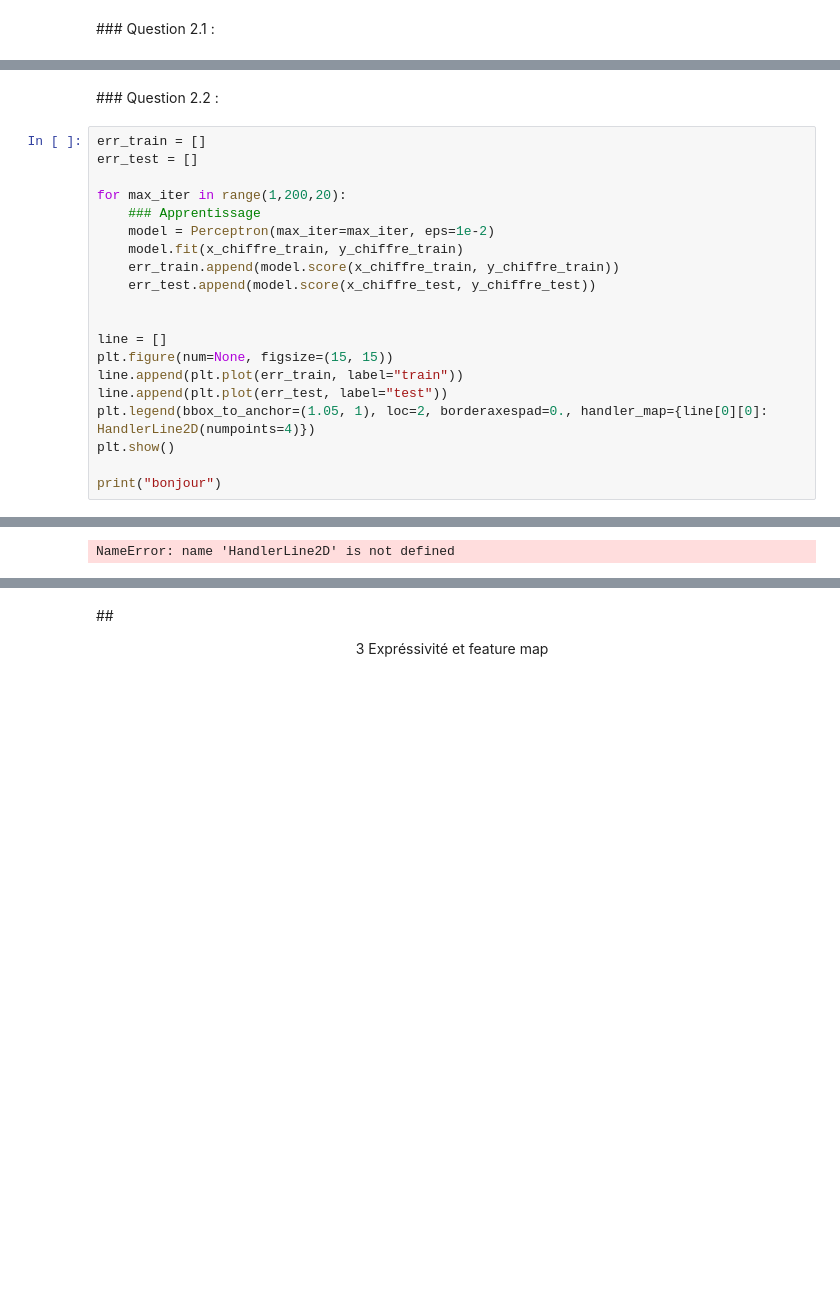
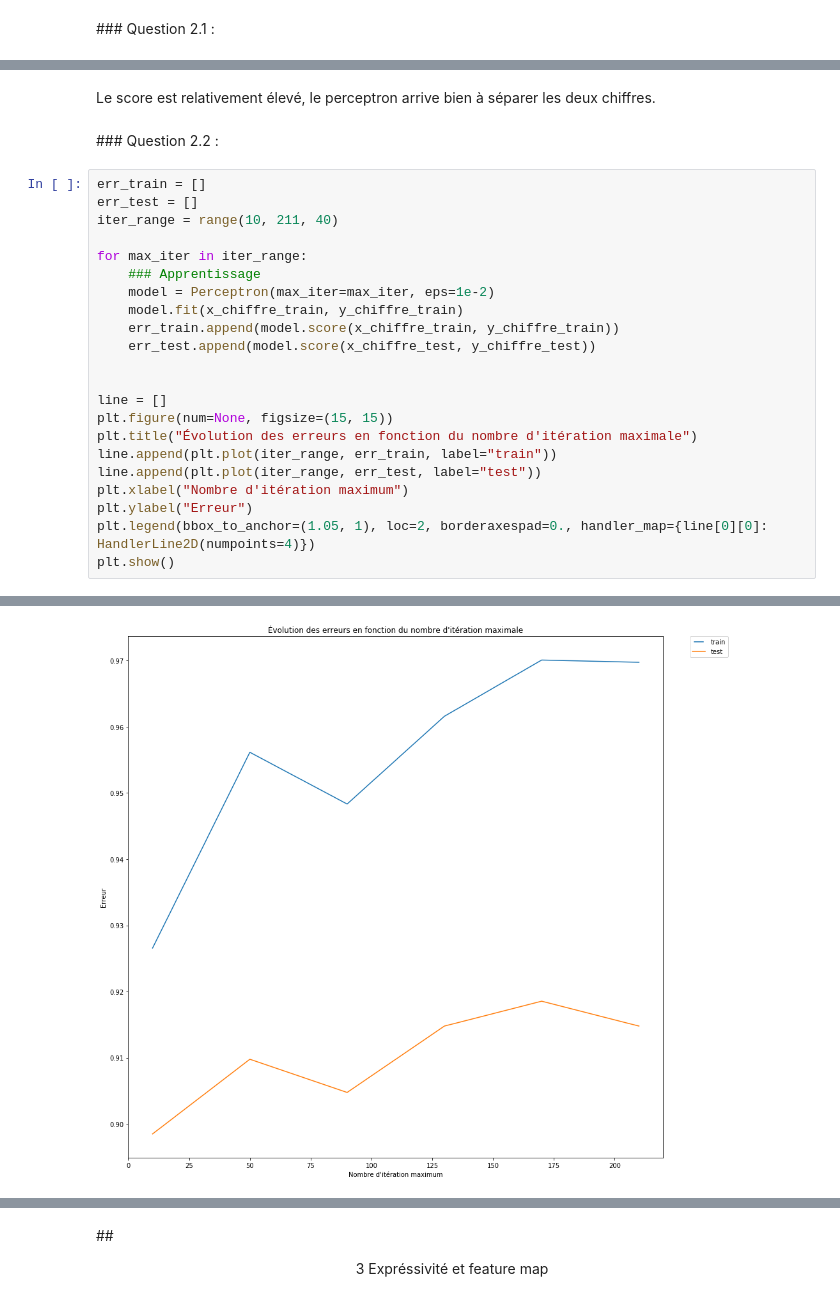
Before and after one commit to ClementRiu/MALAP_TP4, a Jupyter notebook: TP5-RIU-MALAP.ipynb, the cells around one changed output, grey strips where cells are left out. Drawn from its saved outputs; the diff is of its cells as text; blank space fills up the shorter version.

```diff
--- a/TP5-RIU-MALAP.ipynb
+++ b/TP5-RIU-MALAP.ipynb
@@ -272,10 +410,13 @@ bonjour
+# %% [markdown]
+Le score est relativement élevé, le perceptron arrive bien à séparer les deux chiffres.
 # %% [markdown]
 ### Question 2.2 :
 # %%
 err_train = []
 err_test = []
+iter_range = range(10, 211, 40)
 
-for max_iter in range(1,200,20):
+for max_iter in iter_range:
     ### Apprentissage
     model = Perceptron(max_iter=max_iter, eps=1e-2)
     model.fit(x_chiffre_train, y_chiffre_train)
@@ -285,10 +426,11 @@ for max_iter in range(1,200,20):
 
 line = []
 plt.figure(num=None, figsize=(15, 15))
-line.append(plt.plot(err_train, label="train"))
-line.append(plt.plot(err_test, label="test"))
+plt.title("Évolution des erreurs en fonction du nombre d'itération maximale")
+line.append(plt.plot(iter_range, err_train, label="train"))
+line.append(plt.plot(iter_range, err_test, label="test"))
+plt.xlabel("Nombre d'itération maximum")
+plt.ylabel("Erreur")
 plt.legend(bbox_to_anchor=(1.05, 1), loc=2, borderaxespad=0., handler_map={line[0][0]: HandlerLine2D(numpoints=4)})
 plt.show()
-
-print("bonjour")
 # %% [output]
@@ -312 +454 @@ print("bonjour")
-NameError: name 'HandlerLine2D' is not defined
+[figure, added]
```
Also changed, not shown: parts of 23 cells of this notebook.
